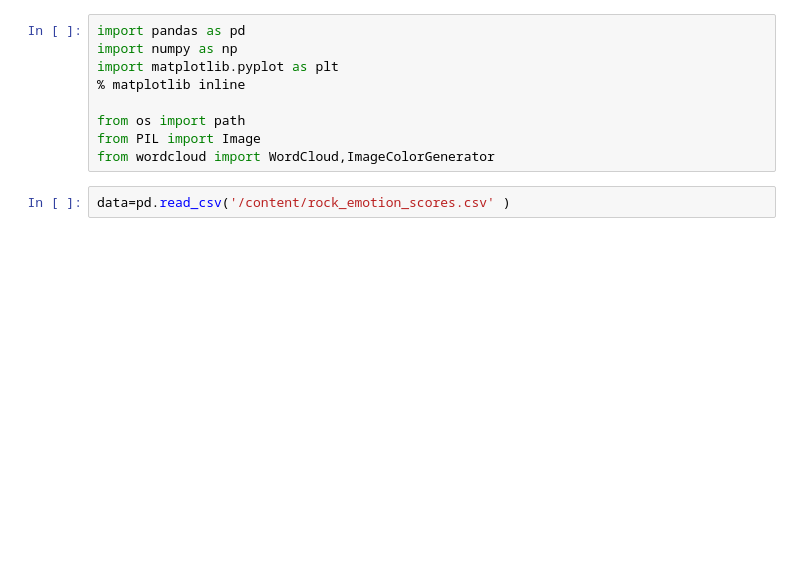
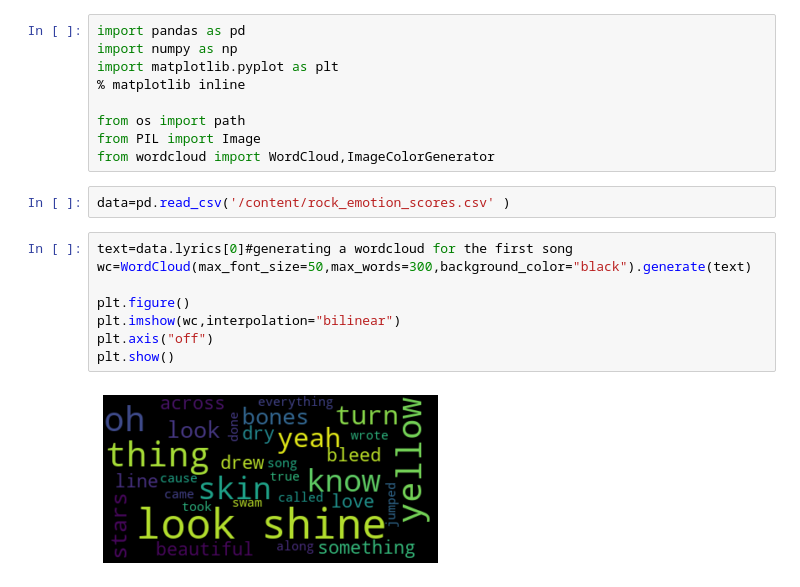
Before and after one commit to Gail529/Recommendation-system, a Jupyter notebook: song_viz.ipynb, the cells around one changed output. Saved outputs shown, nothing was run; the diff lists cells and outputs as text; blank space fills up the shorter version.

```diff
--- a/song_viz.ipynb
+++ b/song_viz.ipynb
@@ -11,4 +11,14 @@ from PIL import Image
 from wordcloud import WordCloud,ImageColorGenerator
 # %%
 data=pd.read_csv('/content/rock_emotion_scores.csv' )
+# %%
+text=data.lyrics[0]#generating a wordcloud for the first song
+wc=WordCloud(max_font_size=50,max_words=300,background_color="black").generate(text)
+
+plt.figure()
+plt.imshow(wc,interpolation="bilinear")
+plt.axis("off")
+plt.show()
+# %% [output]
+[figure, added]
 # %%
```
Also changed, not shown: parts of 12 cells of this notebook.
